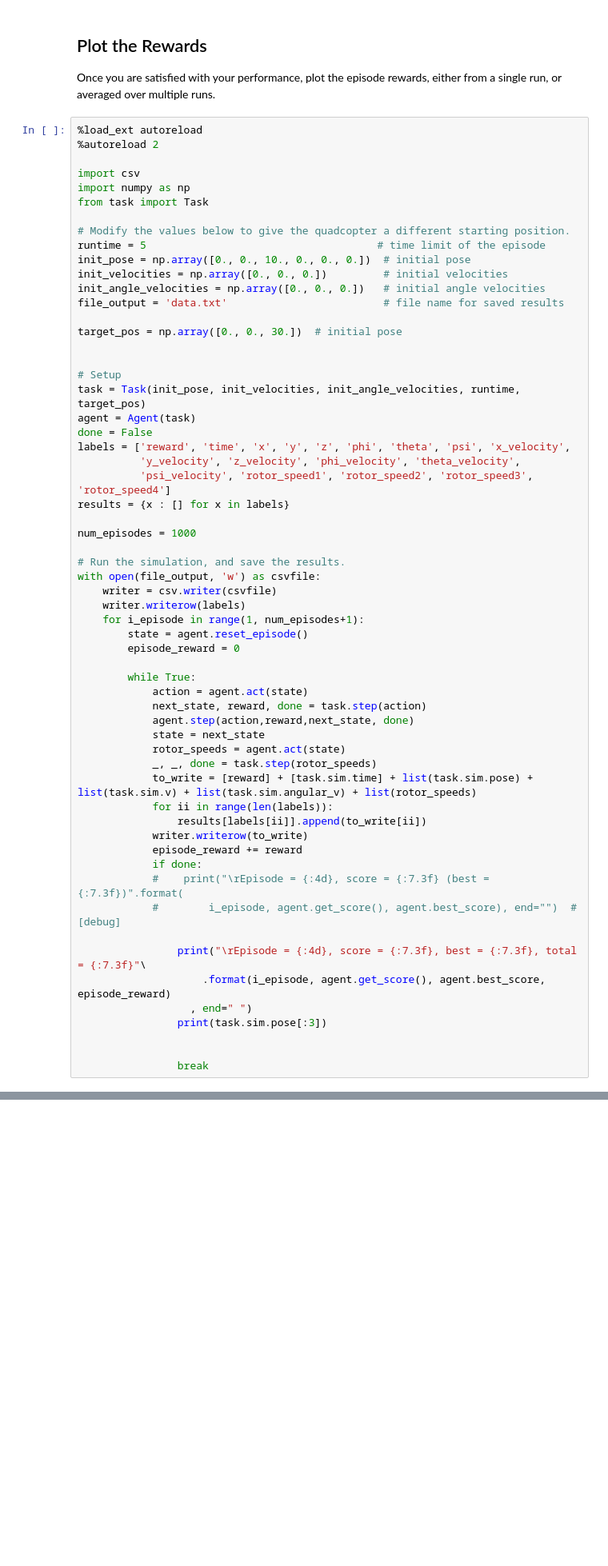
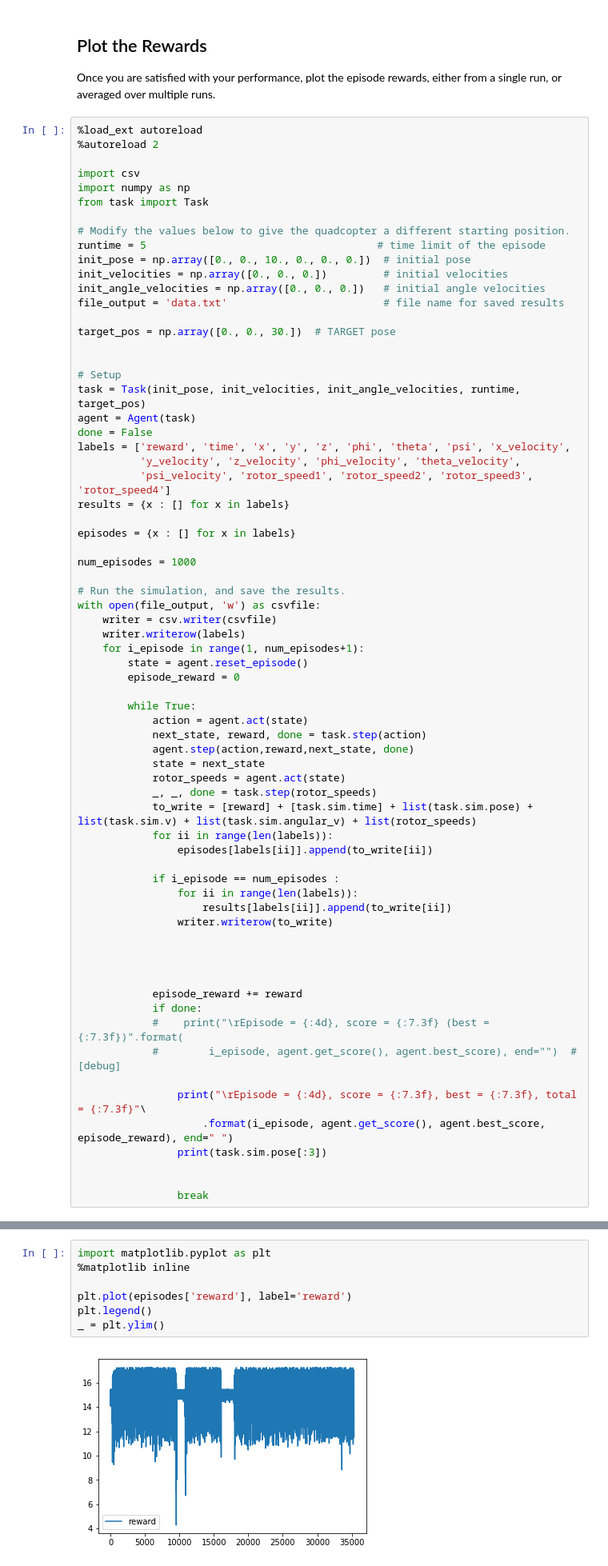
Before and after one commit to mpinner/RL-Quadcopter-2, a Jupyter notebook: Quadcopter_Project.ipynb, the cells around one changed output, grey strips where cells are left out. Shown at 80% size. Saved outputs shown, nothing was run; the diff lists cells and outputs as text; blank space fills up the shorter version.

Commit message:
revised based on feedback, better graphs, more reward tuning and experiements

```diff
--- a/Quadcopter_Project.ipynb
+++ b/Quadcopter_Project.ipynb
@@ -261,7 +263,7 @@ init_velocities = np.array([0., 0., 0.])         # initial velocities
 init_angle_velocities = np.array([0., 0., 0.])   # initial angle velocities
 file_output = 'data.txt'                         # file name for saved results
 
-target_pos = np.array([0., 0., 30.])  # initial pose
+target_pos = np.array([0., 0., 30.])  # TARGET pose
 
 
 # Setup
@@ -272,6 +274,8 @@ labels = ['reward', 'time', 'x', 'y', 'z', 'phi', 'theta', 'psi', 'x_velocity',
           'y_velocity', 'z_velocity', 'phi_velocity', 'theta_velocity',
           'psi_velocity', 'rotor_speed1', 'rotor_speed2', 'rotor_speed3', 'rotor_speed4']
 results = {x : [] for x in labels}
+
+episodes = {x : [] for x in labels}
 
 num_episodes = 1000
 
@@ -292,16 +296,23 @@ with open(file_output, 'w') as csvfile:
             _, _, done = task.step(rotor_speeds)
             to_write = [reward] + [task.sim.time] + list(task.sim.pose) + list(task.sim.v) + list(task.sim.angular_v) + list(rotor_speeds)
             for ii in range(len(labels)):
-                results[labels[ii]].append(to_write[ii])
-            writer.writerow(to_write)
+                episodes[labels[ii]].append(to_write[ii])
+
+            if i_episode == num_episodes :
+                for ii in range(len(labels)):
+                    results[labels[ii]].append(to_write[ii])
+                writer.writerow(to_write)
+
+
+
+
             episode_reward += reward
             if done:
             #    print("\rEpisode = {:4d}, score = {:7.3f} (best = {:7.3f})".format(
             #        i_episode, agent.get_score(), agent.best_score), end="")  # [debug]
 
                 print("\rEpisode = {:4d}, score = {:7.3f}, best = {:7.3f}, total = {:7.3f}"\
-                    .format(i_episode, agent.get_score(), agent.best_score, episode_reward)
-                  , end=" ")
+                    .format(i_episode, agent.get_score(), agent.best_score, episode_reward), end=" ")
                 print(task.sim.pose[:3])
 
 
@@ -339,3 +353,12 @@ _ = plt.ylim()
+# %%
+import matplotlib.pyplot as plt
+%matplotlib inline
+
+plt.plot(episodes['reward'], label='reward')
+plt.legend()
+_ = plt.ylim()
+# %% [output]
+[figure, added]
 # %%
 plt.plot(results['time'], results['x_velocity'], label='x_hat')
 plt.plot(results['time'], results['y_velocity'], label='y_hat')
```
Also changed, not shown: parts of 17 cells of this notebook, 2 other files.
